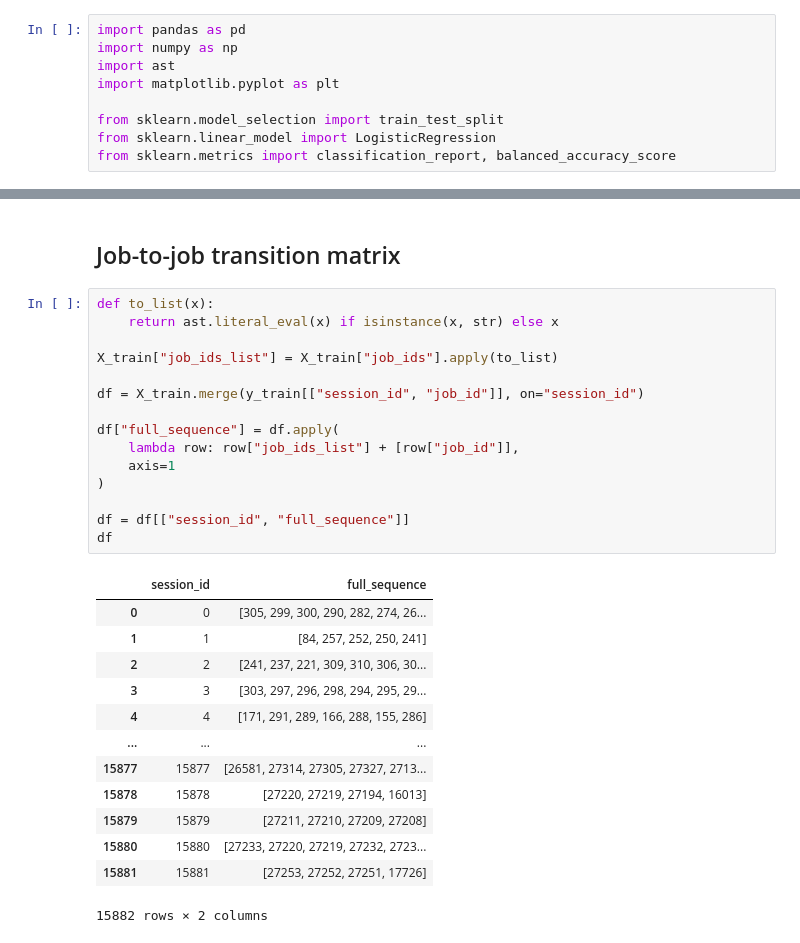
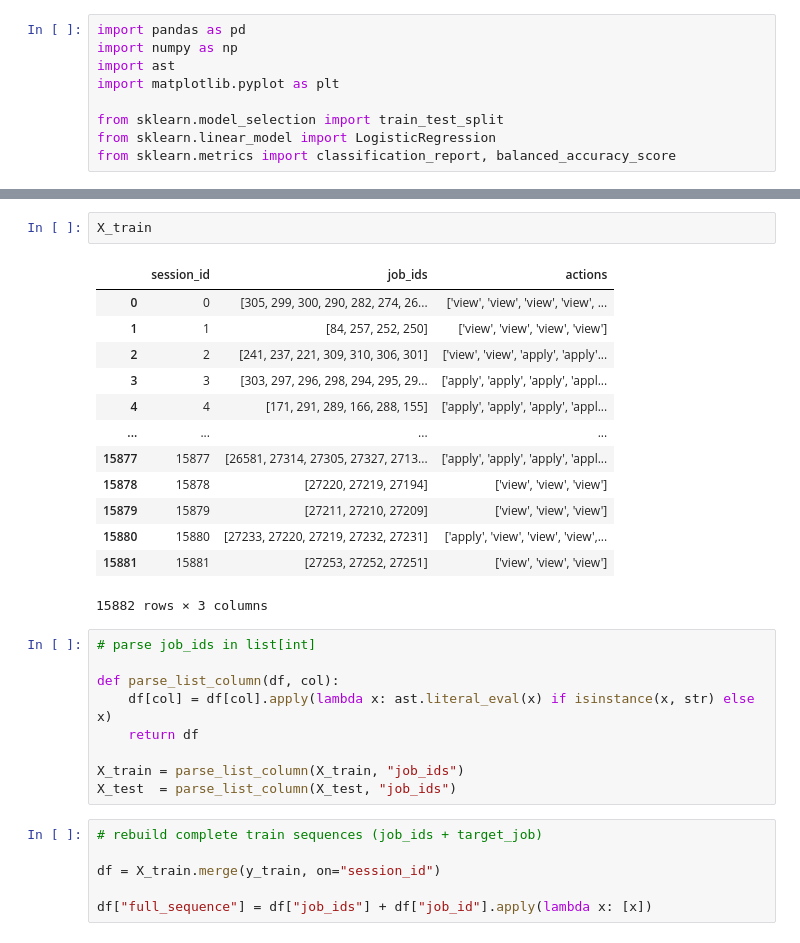
Before and after one commit to nicotranfr/ens_data_challenge_job_recommandation, a Jupyter notebook: predicting_next_job.ipynb, the cells around one changed output, grey strips where cells are left out. Drawn from its saved outputs; the diff is of its cells as text.

```diff
--- a/predicting_next_job.ipynb
+++ b/predicting_next_job.ipynb
@@ -37,31 +18,31 @@ max    15881.000000
-# %% [markdown]
-## Job-to-job transition matrix
-# %%
-def to_list(x):
-    return ast.literal_eval(x) if isinstance(x, str) else x
-
-X_train["job_ids_list"] = X_train["job_ids"].apply(to_list)
-
-df = X_train.merge(y_train[["session_id", "job_id"]], on="session_id")
-
-df["full_sequence"] = df.apply(
-    lambda row: row["job_ids_list"] + [row["job_id"]],
-    axis=1
-)
-
-df = df[["session_id", "full_sequence"]]
-df
-# %% [output]
-|  | session_id | full_sequence |
-| 0 | 0 | [305, 299, 300, 290, 282, 274, 26... |
-| 1 | 1 | [84, 257, 252, 250, 241] |
-| 2 | 2 | [241, 237, 221, 309, 310, 306, 30... |
-| 3 | 3 | [303, 297, 296, 298, 294, 295, 29... |
-| 4 | 4 | [171, 291, 289, 166, 288, 155, 286] |
-| ... | ... | ... |
-| 15877 | 15877 | [26581, 27314, 27305, 27327, 2713... |
-| 15878 | 15878 | [27220, 27219, 27194, 16013] |
-| 15879 | 15879 | [27211, 27210, 27209, 27208] |
-| 15880 | 15880 | [27233, 27220, 27219, 27232, 2723... |
-| 15881 | 15881 | [27253, 27252, 27251, 17726] |
-15882 rows × 2 columns
+# %%
+X_train
+# %% [output]
+|  | session_id | job_ids | actions |
+| 0 | 0 | [305, 299, 300, 290, 282, 274, 26... | ['view', 'view', 'view', 'view', ... |
+| 1 | 1 | [84, 257, 252, 250] | ['view', 'view', 'view', 'view'] |
+| 2 | 2 | [241, 237, 221, 309, 310, 306, 301] | ['view', 'view', 'apply', 'apply'... |
+| 3 | 3 | [303, 297, 296, 298, 294, 295, 29... | ['apply', 'apply', 'apply', 'appl... |
+| 4 | 4 | [171, 291, 289, 166, 288, 155] | ['apply', 'apply', 'apply', 'appl... |
+| ... | ... | ... | ... |
+| 15877 | 15877 | [26581, 27314, 27305, 27327, 2713... | ['apply', 'apply', 'apply', 'appl... |
+| 15878 | 15878 | [27220, 27219, 27194] | ['view', 'view', 'view'] |
+| 15879 | 15879 | [27211, 27210, 27209] | ['view', 'view', 'view'] |
+| 15880 | 15880 | [27233, 27220, 27219, 27232, 27231] | ['apply', 'view', 'view', 'view',... |
+| 15881 | 15881 | [27253, 27252, 27251] | ['view', 'view', 'view'] |
+15882 rows × 3 columns
+# %%
+# parse job_ids in list[int]
+
+def parse_list_column(df, col):
+    df[col] = df[col].apply(lambda x: ast.literal_eval(x) if isinstance(x, str) else x)
+    return df
+
+X_train = parse_list_column(X_train, "job_ids")
+X_test  = parse_list_column(X_test, "job_ids")
+# %%
+# rebuild complete train sequences (job_ids + target_job)
+
+df = X_train.merge(y_train, on="session_id")
+
+df["full_sequence"] = df["job_ids"] + df["job_id"].apply(lambda x: [x])
```
Also changed, not shown: parts of 27 cells of this notebook.
